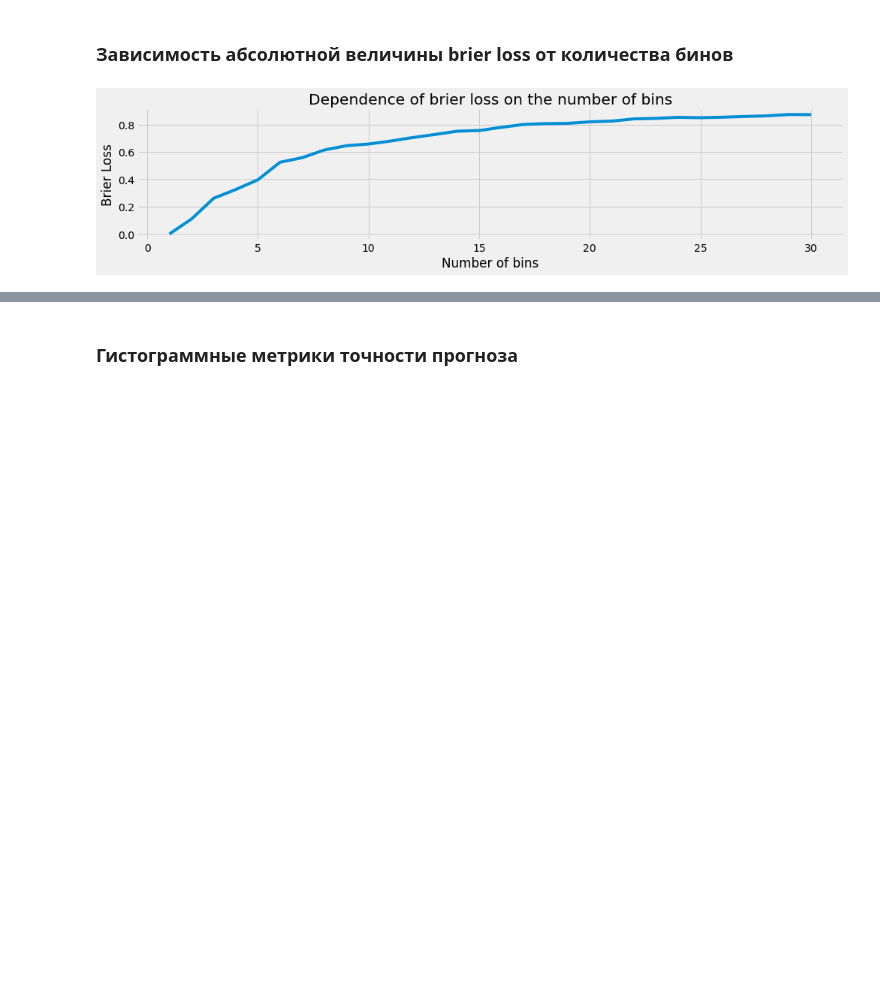
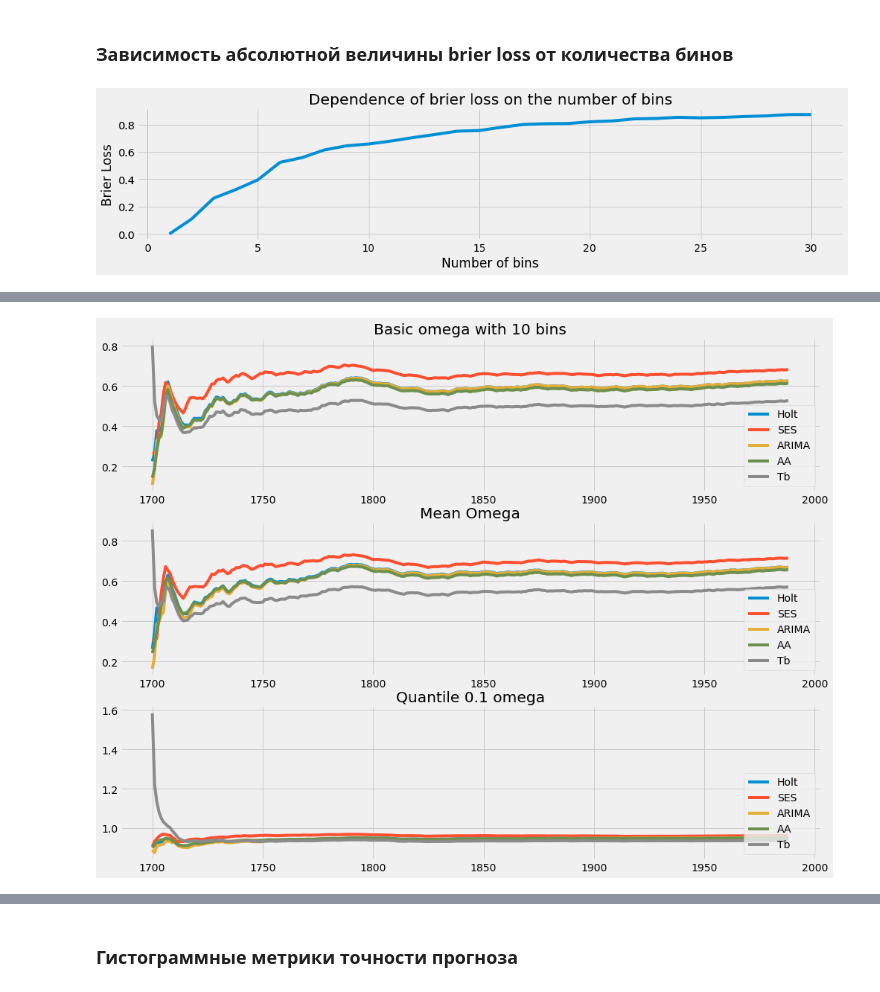
Before and after one commit to aromanenko/AggregatingAlgorithm, a Jupyter notebook: DFA.ipynb, the cells around one changed output, grey strips where cells are left out. Cells and saved outputs as stored; diff of their text form; code cells hidden in the pictures; blank space fills up the shorter version.

```diff
--- a/DFA.ipynb
+++ b/DFA.ipynb
@@ -637,0 +572,94 @@ ax[1].legend(['Holt', 'SES', 'AA', 'Tb'], loc='lower right');
+# %%
+omega = get_omega(sunspot_ts, mode="basic", bins=10)
+Holt_preds = get_density_forecast(sunspot_ts, 3, Holt,
+                                  omega=omega, fittedvalues=True)
+SES_preds = get_density_forecast(sunspot_ts, 3, SimpleExpSmoothing,
+                                 omega=omega, fittedvalues=True)
+ARIMA_preds = get_density_forecast(sunspot_ts, 3, ARIMA, base_params={'order': (1, 2, 0)},
+                                   omega=omega, fittedvalues=True)
+AA_preds = aggregating_algorithm(sunspot_ts, 3, {Holt: {}, SimpleExpSmoothing: {}, ARIMA: {'order': (1, 2, 0)}},
+                                 bins=10, omega_mode="basic", m=best_m)
+
+omega_mean = get_omega(sunspot_ts, mode="mean")
+Holt_preds_mean = get_density_forecast(sunspot_ts, 3, Holt,
+                                  omega=omega_mean, fittedvalues=True)
+SES_preds_mean = get_density_forecast(sunspot_ts, 3, SimpleExpSmoothing,
+                                 omega=omega_mean, fittedvalues=True)
+ARIMA_preds_mean = get_density_forecast(sunspot_ts, 3, ARIMA, base_params={'order': (1, 2, 0)},
+                                   omega=omega_mean, fittedvalues=True)
+AA_preds_mean = aggregating_algorithm(sunspot_ts, 3, {Holt: {}, SimpleExpSmoothing: {}},
+                                 bins=10, omega_mode="mean", m=best_m)
+
+omega_quant = get_omega(sunspot_ts, mode="quantile")
+Holt_preds_quant = get_density_forecast(sunspot_ts, 3, Holt,
+                                  omega=omega_quant, fittedvalues=True)
+SES_preds_quant = get_density_forecast(sunspot_ts, 3, SimpleExpSmoothing,
+                                 omega=omega_quant, fittedvalues=True)
+ARIMA_preds_quant = get_density_forecast(sunspot_ts, 3, ARIMA, base_params={'order': (1, 2, 0)},
+                                   omega=omega_quant, fittedvalues=True)
+AA_preds_quant = aggregating_algorithm(sunspot_ts, 3, {Holt: {}, SimpleExpSmoothing: {}},
+                                 bins=10, omega_mode="quantile", m=best_m)
+
+Holt_losses = []
+SES_losses = []
+ARIMA_losses = []
+AA_losses = []
+Holt_losses_mean = []
+SES_losses_mean = []
+ARIMA_losses_mean = []
+AA_losses_mean = []
+Holt_losses_quant = []
+SES_losses_quant = []
+ARIMA_losses_quant = []
+AA_losses_quant = []
+for i in range(len(sunspot_ts.values)):
+    Holt_losses.append(brier_loss(sunspot_ts.values[i], Holt_preds[i]))
+    SES_losses.append((brier_loss(sunspot_ts.values[i], SES_preds[i])))
+    ARIMA_losses.append((brier_loss(sunspot_ts.values[i], ARIMA_preds[i])))
+    AA_losses.append((brier_loss(sunspot_ts.values[i], AA_preds[i])))
+    Holt_losses_mean.append(brier_loss(sunspot_ts.values[i], Holt_preds_mean[i]))
+    SES_losses_mean.append((brier_loss(sunspot_ts.values[i], SES_preds_mean[i])))
+    ARIMA_losses_mean.append((brier_loss(sunspot_ts.values[i], ARIMA_preds_mean[i])))
+    AA_losses_mean.append((brier_loss(sunspot_ts.values[i], AA_preds_mean[i])))
+    Holt_losses_quant.append(brier_loss(sunspot_ts.values[i], Holt_preds_quant[i]))
+    SES_losses_quant.append((brier_loss(sunspot_ts.values[i], SES_preds_quant[i])))
+    ARIMA_losses_quant.append((brier_loss(sunspot_ts.values[i], ARIMA_preds_quant[i])))
+    AA_losses_quant.append((brier_loss(sunspot_ts.values[i], AA_preds_quant[i])))
+
+tb = np.minimum(np.minimum(Holt_losses, SES_losses), ARIMA_losses)
+tb_mean = np.minimum(np.minimum(Holt_losses_mean, SES_losses_mean), ARIMA_losses_mean)
+tb_quant = np.minimum(np.minimum(Holt_losses_quant, SES_losses_quant), ARIMA_losses_quant)
+
+fig, ax = plt.subplots(3, figsize=(15,12))
+
+tb_test = (np.minimum(np.cumsum(Holt_losses), np.cumsum(SES_losses)) +
+           + np.full_like(sunspot_ts.index, np.log(2), dtype=float))/ list(range(1, len(sunspot_ts.values) + 1))
+
+ax[0].plot(sunspot_ts.index, np.cumsum(Holt_losses) / list(range(1, len(sunspot_ts.values) + 1)))
+ax[0].plot(sunspot_ts.index, np.cumsum(SES_losses) / list(range(1, len(sunspot_ts.values) + 1)))
+ax[0].plot(sunspot_ts.index, np.cumsum(ARIMA_losses) / list(range(1, len(sunspot_ts.values) + 1)))
+ax[0].plot(sunspot_ts.index, np.cumsum(AA_losses) / list(range(1, len(sunspot_ts.values) + 1)))
+ax[0].plot(sunspot_ts.index, (np.cumsum(tb) + np.full_like(sunspot_ts.index, np.log(2), dtype=float)) / list(range(1, len(sunspot_ts.values) + 1)))
+# ax[0].plot(sunspot_ts.index, np.cumsum(tbln) / list(range(1, len(sunspot_ts.values) + 1)))
+ax[0].set_title('Basic omega with 10 bins')
+ax[0].legend(['Holt', 'SES', 'ARIMA', 'AA', 'Tb'], loc='lower right');
+
+ax[1].plot(sunspot_ts.index, np.cumsum(Holt_losses_mean) / list(range(1, len(sunspot_ts.values) + 1)))
+ax[1].plot(sunspot_ts.index, np.cumsum(SES_losses_mean) / list(range(1, len(sunspot_ts.values) + 1)))
+ax[1].plot(sunspot_ts.index, np.cumsum(ARIMA_losses_mean) / list(range(1, len(sunspot_ts.values) + 1)))
+ax[1].plot(sunspot_ts.index, np.cumsum(AA_losses_mean) / list(range(1, len(sunspot_ts.values) + 1)))
+ax[1].plot(sunspot_ts.index, (np.cumsum(tb_mean) + np.full_like(sunspot_ts.index, np.log(2), dtype=float)) / list(range(1, len(sunspot_ts.values) + 1)))
+# ax[1].plot(sunspot_ts.index, np.cumsum(tbln) / list(range(1, len(sunspot_ts.values) + 1)))
+ax[1].set_title('Mean Omega')
+ax[1].legend(['Holt', 'SES', 'ARIMA', 'AA', 'Tb'], loc='lower right');
+
+ax[2].plot(sunspot_ts.index, np.cumsum(Holt_losses_quant)  / list(range(1, len(sunspot_ts.values) + 1)))
+ax[2].plot(sunspot_ts.index, np.cumsum(SES_losses_quant) / list(range(1, len(sunspot_ts.values) + 1)))
+ax[2].plot(sunspot_ts.index, np.cumsum(ARIMA_losses_quant) / list(range(1, len(sunspot_ts.values) + 1)))
+ax[2].plot(sunspot_ts.index, np.cumsum(AA_losses_quant) / list(range(1, len(sunspot_ts.values) + 1)))
+ax[2].plot(sunspot_ts.index, (np.cumsum(tb_quant) + np.full_like(sunspot_ts.index, np.log(2), dtype=float)) / list(range(1, len(sunspot_ts.values) + 1)))
+# ax[2].plot(sunspot_ts.index, np.cumsum(tbln) / list(range(1, len(sunspot_ts.values) + 1)))
+ax[2].set_title('Quantile 0.1 omega')
+ax[2].legend(['Holt', 'SES', 'ARIMA', 'AA', 'Tb'], loc='lower right');
+# %% [output]
+[figure, added]
```
Also changed, not shown: parts of 37 cells of this notebook.
